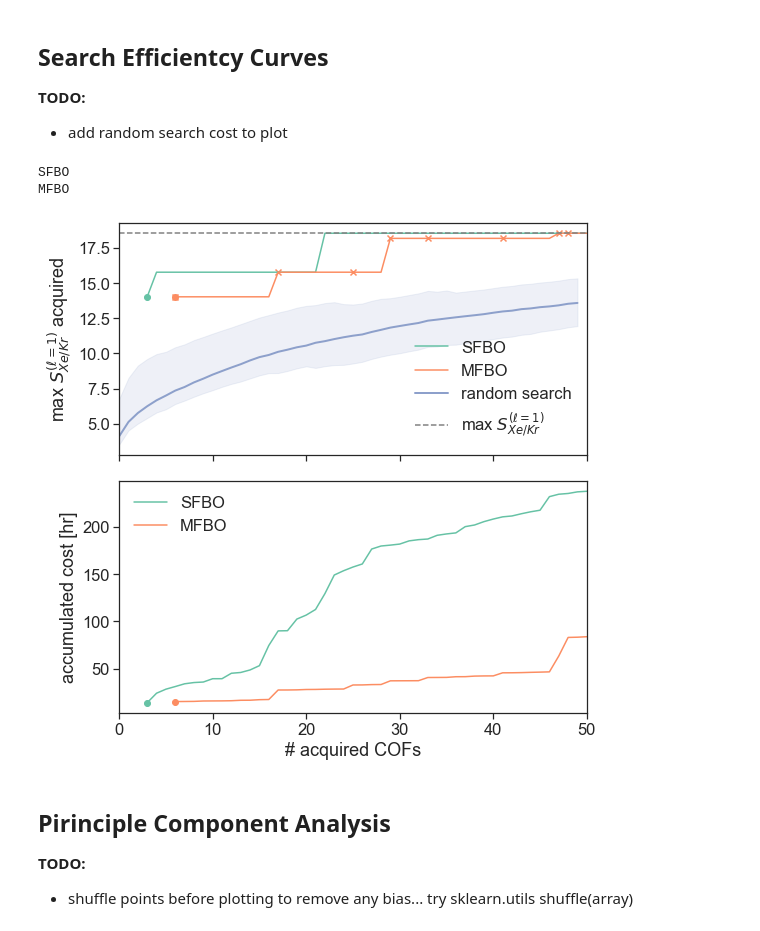
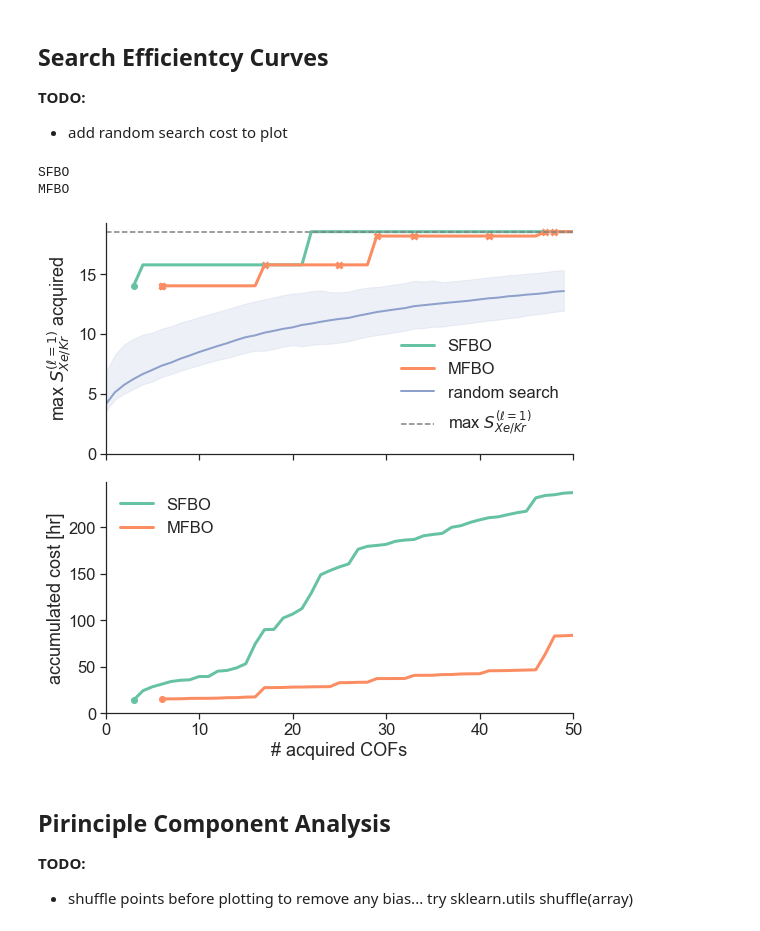
Before and after one commit to SimonEnsemble/multi-fidelity-BO-of-COFs-for-Xe-Kr-seps, a Jupyter notebook: viz.ipynb, the cells around one changed output. Cells and saved outputs as stored; diff of their text form; code cells hidden in the pictures.

Commit message:
change plot theme

```diff
--- a/viz.ipynb
+++ b/viz.ipynb
@@ -19,8 +19,9 @@ import torch
 from sklearn.decomposition import PCA
 from sklearn.utils import shuffle
 import seaborn as sns
+
+sns.set(style='ticks', palette='Set2', font_scale=1.5, rc={"lines.linewidth": 3})
 sns.despine()
-sns.set(style='ticks', palette='Set2', font_scale=1.5)
 # plt.rcParams.update({'font.size': 16})
 # %% [output]
 <Figure size 432x288 with 0 Axes>
@@ -131,35 +132,37 @@ ax[0].plot(range(len(random_search_res['y_rs_max_mu'])), random_search_res['y_rs
            label="random search", lw=2, color="C2")
 
 ax[0].fill_between(range(len(random_search_res['y_rs_max_mu'])),
                    random_search_res['y_rs_max_mu'] - random_search_res['y_rs_max_sig_bot'],
                    random_search_res['y_rs_max_mu'] + random_search_res['y_rs_max_sig_top'],
                    alpha=0.15, color="C2")
 
 # ###
 # #  Global Maximum
 # ###
 ax[0].axhline(y=max(y[1]), label="max $S^{(\ell=1)}_{Xe/Kr}$", color="gray", ls="--", lw=1.5)
 
 # ###
 # #  Axis Settings
 # ###
 ax[0].set_xlim(xmin=0, xmax=nb_iters)
 ax[0].set_ylabel("max $S^{(\ell=1)}_{Xe/Kr}$ acquired")
 ax[0].legend(loc='lower right')
 # ax[0].set_ylim(ymin=0, ymax=35000)
 ax[1].set_ylabel("accumulated cost [hr]")
 ax[1].legend(loc='upper left')
 ax[1].set_xlabel("# acquired COFs")
 
-# ax[1].set_ylim(ymin=0, ymax=20)
+ax[1].set_ylim(ymin=0)
+ax[0].set_ylim(ymin=0)
 
 plt.tight_layout()
+sns.despine()
 # plt.savefig("./figs/MFBO_cost_and_search_efficiency.pdf", format="pdf")
 plt.show()
 # %% [output]
 SFBO
 MFBO
-[figure, old version]
+[figure, new version]
 # %% [markdown]
 ## Pirinciple Component Analysis
 
```
